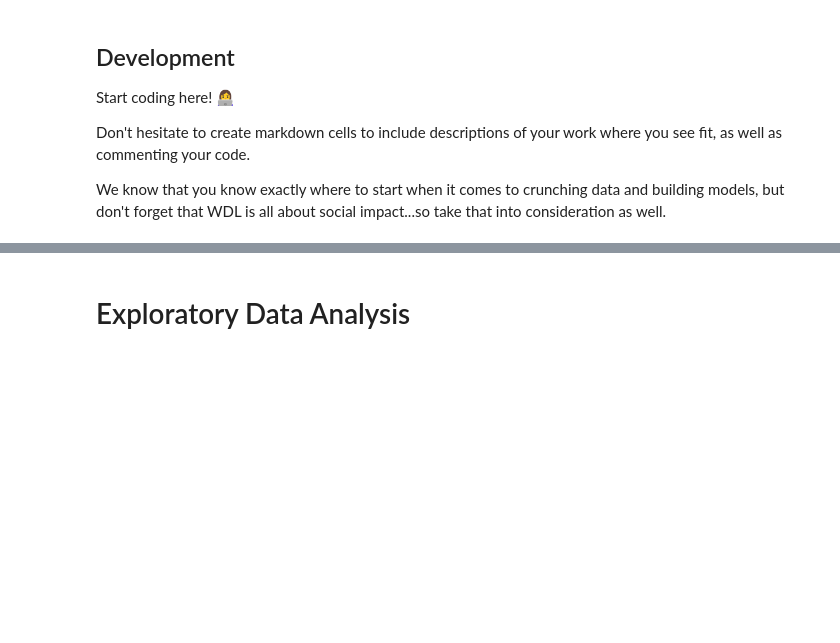
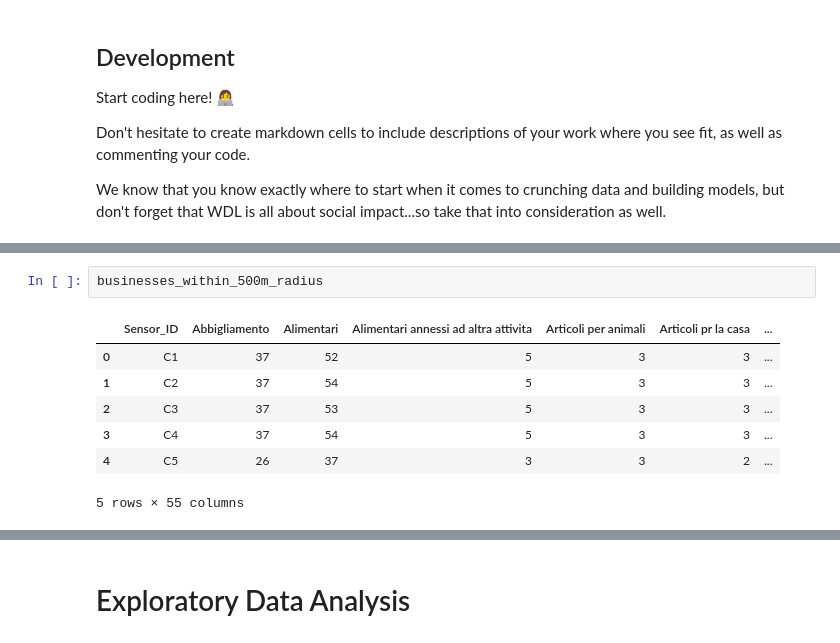
Before and after one commit to TiagoFilipeSousaGoncalves/wdl-tech-moguls, a Jupyter notebook: finals/Deliverable.ipynb, the cells around one changed output, grey strips where cells are left out. Drawn from its saved outputs; the diff is of its cells as text; blank space fills up the shorter version.

```diff
--- a/finals/Deliverable.ipynb
+++ b/finals/Deliverable.ipynb
@@ -38,0 +90,10 @@ import seaborn as sns
+# %%
+businesses_within_500m_radius
+# %% [output]
+|  | Sensor_ID | Abbigliamento | Alimentari | Alimentari annessi ad altra attivita | Articoli per animali | Articoli pr la casa | ... |
+| 0 | C1 | 37 | 52 | 5 | 3 | 3 | ... |
+| 1 | C2 | 37 | 54 | 5 | 3 | 3 | ... |
+| 2 | C3 | 37 | 53 | 5 | 3 | 3 | ... |
+| 3 | C4 | 37 | 54 | 5 | 3 | 3 | ... |
+| 4 | C5 | 26 | 37 | 3 | 3 | 2 | ... |
+5 rows × 55 columns
```
Also changed, not shown: parts of 84 cells of this notebook.
